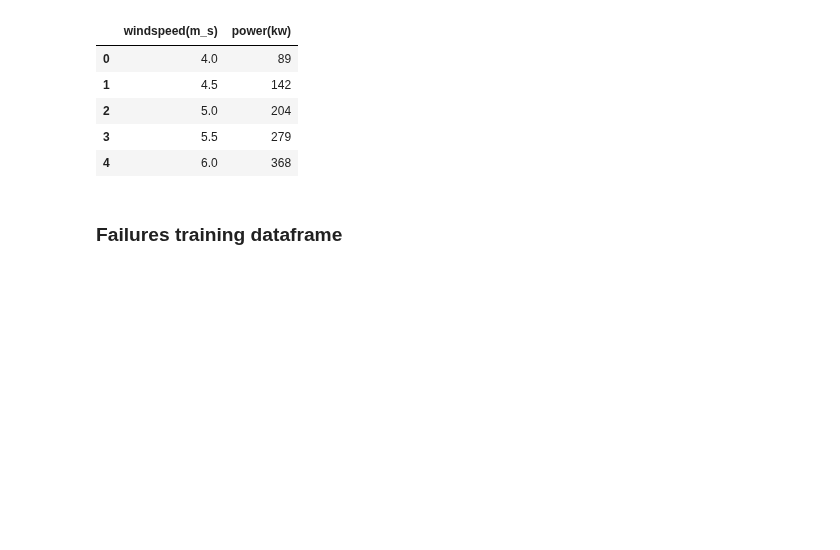
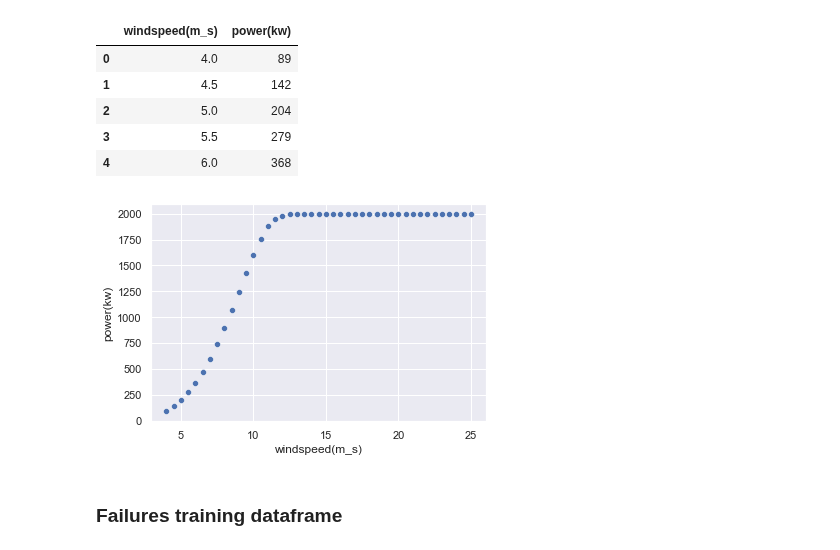
Before and after one commit to RicardoJPedro82/wmillfailprev, a Jupyter notebook: notebooks/Ricardo_exploration.ipynb, the cells around one changed output. Cells and saved outputs as stored; diff of their text form; code cells hidden in the pictures; blank space fills up the shorter version.

```diff
--- a/notebooks/Ricardo_exploration.ipynb
+++ b/notebooks/Ricardo_exploration.ipynb
@@ -113,6 +130,10 @@ Power_curve_df.head()
 | 4 | 6.0 | 368 |
 # %%
 df_list[1] = Power_curve_df
+# %%
+ft.graf_scatter(y=Power_curve_df['power(kw)'], x=Power_curve_df['windspeed(m_s)'])
+# %% [output]
+[figure, added]
 # %% [markdown]
 ### Failures training dataframe
 # %%
```
Also changed, not shown: parts of 66 cells of this notebook, 1 other file.
